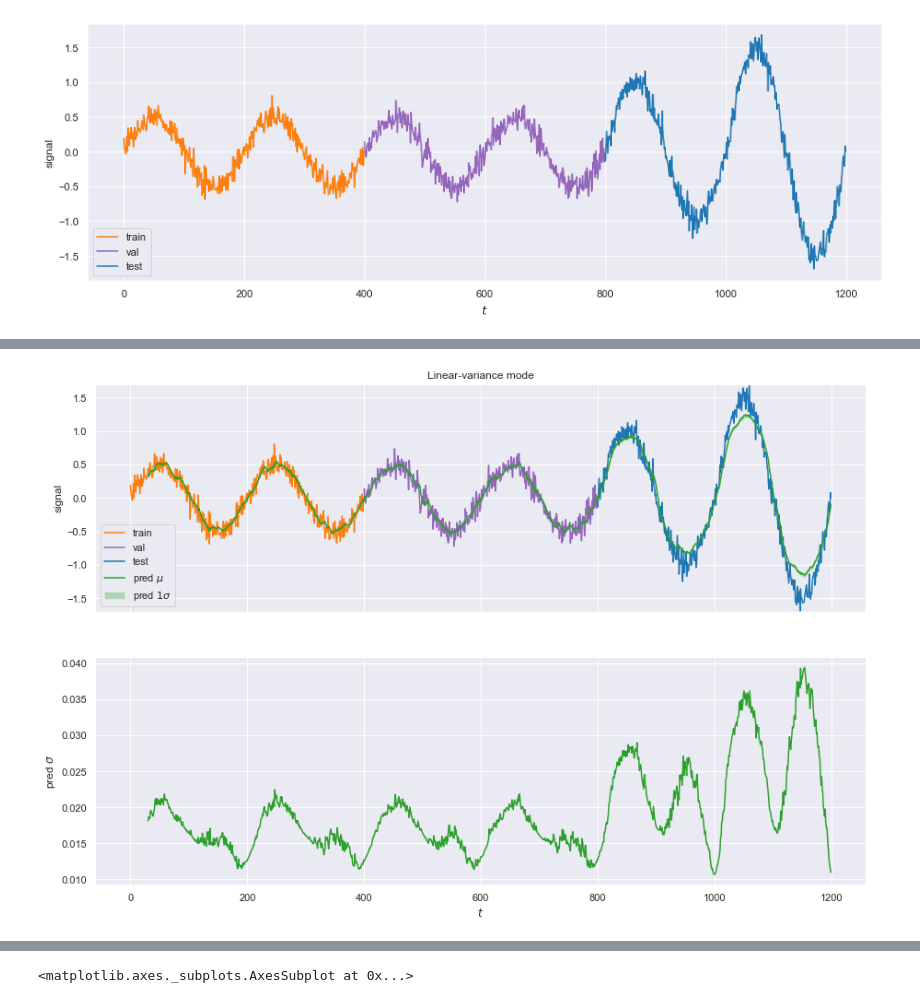
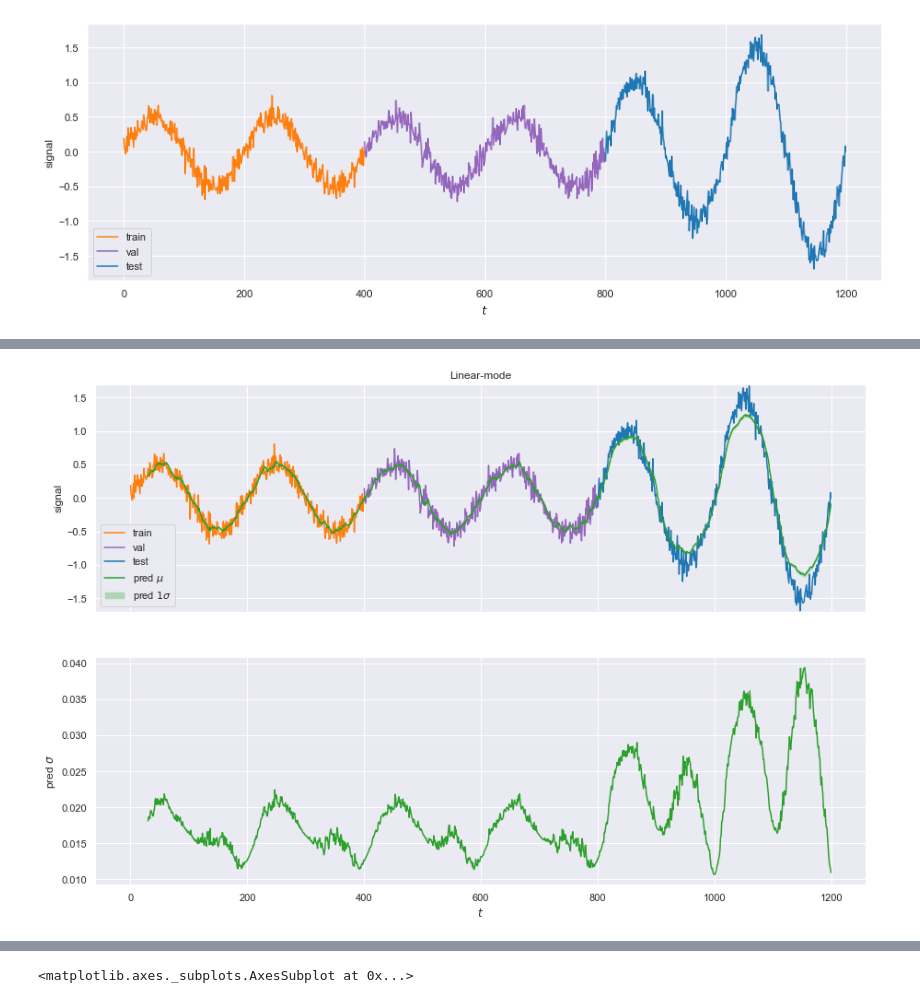
Before and after one commit to gigo-gigo/VPBNN_partial, a Jupyter notebook: nn2vpbnn_rnn_regression_one-step.ipynb, the cells around one changed output, grey strips where cells are left out. Cells and saved outputs as stored; diff of their text form; code cells hidden in the pictures.

```diff
--- a/nn2vpbnn_rnn_regression_one-step.ipynb
+++ b/nn2vpbnn_rnn_regression_one-step.ipynb
@@ -141,27 +141,27 @@ SVG(model_to_dot(vmodel, show_shapes=True, dpi=72).create(prog='dot', format='sv
 # %%
 vmodel = nn2vpbnn(model, 1)
 
 pred_mean, pred_var = vmodel.predict(test_gen)
 pred_mean = pred_mean.ravel()
 pred_std = np.sqrt(pred_var.ravel())
 
 fig, (ax1, ax2) = plt.subplots(figsize=(15, 10), nrows=2, sharex=True)
 ax1.plot(t[:len(train_X)], X[:len(train_X)], color="tab:orange", label="train")
 ax1.plot(t[len(train_X):len(train_X)+len(val_X)], X[len(train_X):len(train_X)+len(val_X)], color="tab:purple", label="val")
 ax1.plot(t[len(train_X)+len(val_X):], X[len(train_X)+len(val_X):], color="tab:blue", label="test")
 ax1.plot(t[-len(pred_mean):], pred_mean, "tab:green", label=r"pred $\mu$")
 ax1.fill_between(t[-len(pred_mean):], pred_mean + 1. * pred_std, pred_mean - 1. * pred_std, facecolor="tab:green", alpha=0.3, label=r"pred $1 \sigma$")
 ax1.set_ylabel("signal")
-ax1.set_title("Linear-variance mode")
+ax1.set_title("Linear-mode")
 ax1.set_ylim(-1.7, 1.7)
 ax1.legend(loc="lower left")
 
 ax2.plot(t[-len(pred_mean):], pred_std, "tab:green")
 ax2.set_xlabel(r"$t$")
 ax2.set_ylabel(r"pred $\sigma$")
 fig.savefig("img/series_linear-mode.pdf", bbox_inches="tight")
 # %% [output]
-[figure, old version]
+[figure, new version]
 # %%
 vmodel = nn2vpbnn(model, 2)
 
```
Also changed, not shown: parts of 4 cells of this notebook, 1 other file.
